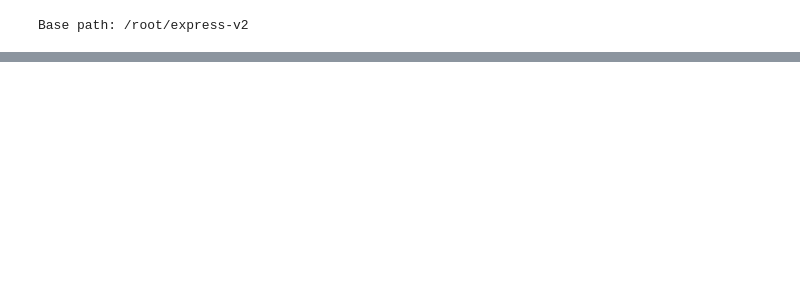
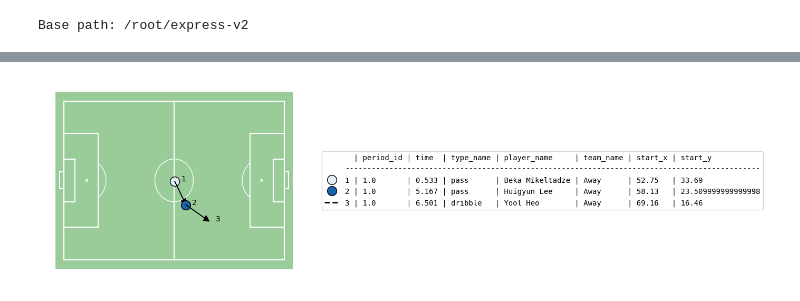
Before and after one commit to leemingo/express-v2, a Jupyter notebook: notebook/5-validation-bepro-data.ipynb, the cells around one changed output, grey strips where cells are left out. Cells and saved outputs as stored; diff of their text form; code cells hidden in the pictures; blank space fills up the shorter version.

```diff
--- a/notebook/5-validation-bepro-data.ipynb
+++ b/notebook/5-validation-bepro-data.ipynb
@@ -147,0 +176,5 @@ array(['Pass', 'Pass Received', 'Carry', 'Foul', 'Pass_Freekick',
+# %%
+team_sheets = pd.concat([teams_dict["Home"], teams_dict["Away"]], ignore_index=True)
+team_sheets["pID"] = team_sheets["pID"].astype(int)
+team_sheets["tID"] = team_sheets["tID"].astype(int)
+team_sheets
@@ -147,0 +209,38 @@ array(['Pass', 'Pass Received', 'Carry', 'Foul', 'Pass_Freekick',
+# %%
+import matplotsoccer as mps
+
+original_event_id = 0
+idx = valid_events_filtered[valid_events_filtered["original_event_id"] == original_event_id].index[0]
+e = valid_events_filtered[idx:idx+1].copy()
+l = min(1, len(e))
+
+for j in range(0, l):
+    row = list(e[j:j+1].itertuples())[0]
+    i = row.Index
+    a = valid_events_filtered.loc[i: i+2].copy()
+
+    for col in ["start_x", "start_y"]:
+        a[col] = a[col].apply(lambda x : round(x, 2))
+
+    a["start_x"] += PITCH_X_MAX
+    a["start_y"] += PITCH_Y_MAX
+    a["time"] = a["time_seconds"].apply(lambda t: f"{int(t // 60)}m{int(t % 60)}s")
+
+
+    a["player_name"] = a["player_id"].apply(lambda x: team_sheets.loc[team_sheets["pID"] == int(x), "player"].values[0])
+    a["team_name"] = a["team_id"].apply(lambda x: team_sheets.loc[team_sheets["tID"] == int(x), "team"].values[0])
+
+    cols = ["period_id", "time_seconds", "type_name", "player_name",  "team_name", "start_x", "start_y"]
+    labeltitle = ["period_id", "time", "type_name", "player_name", "team_name", "start_x", "start_y"]
+
+    mps.actions(a[["start_x", "start_y"]],
+                a.type_name,
+                team=a.team_name,
+                label=a[cols],
+                color="green",
+                labeltitle = labeltitle,
+                zoom=False,
+                show=False,
+                show_legend= True)
+# %% [output]
+[figure, added]
```
Also changed, not shown: parts of 12 cells of this notebook, 3 other files.
